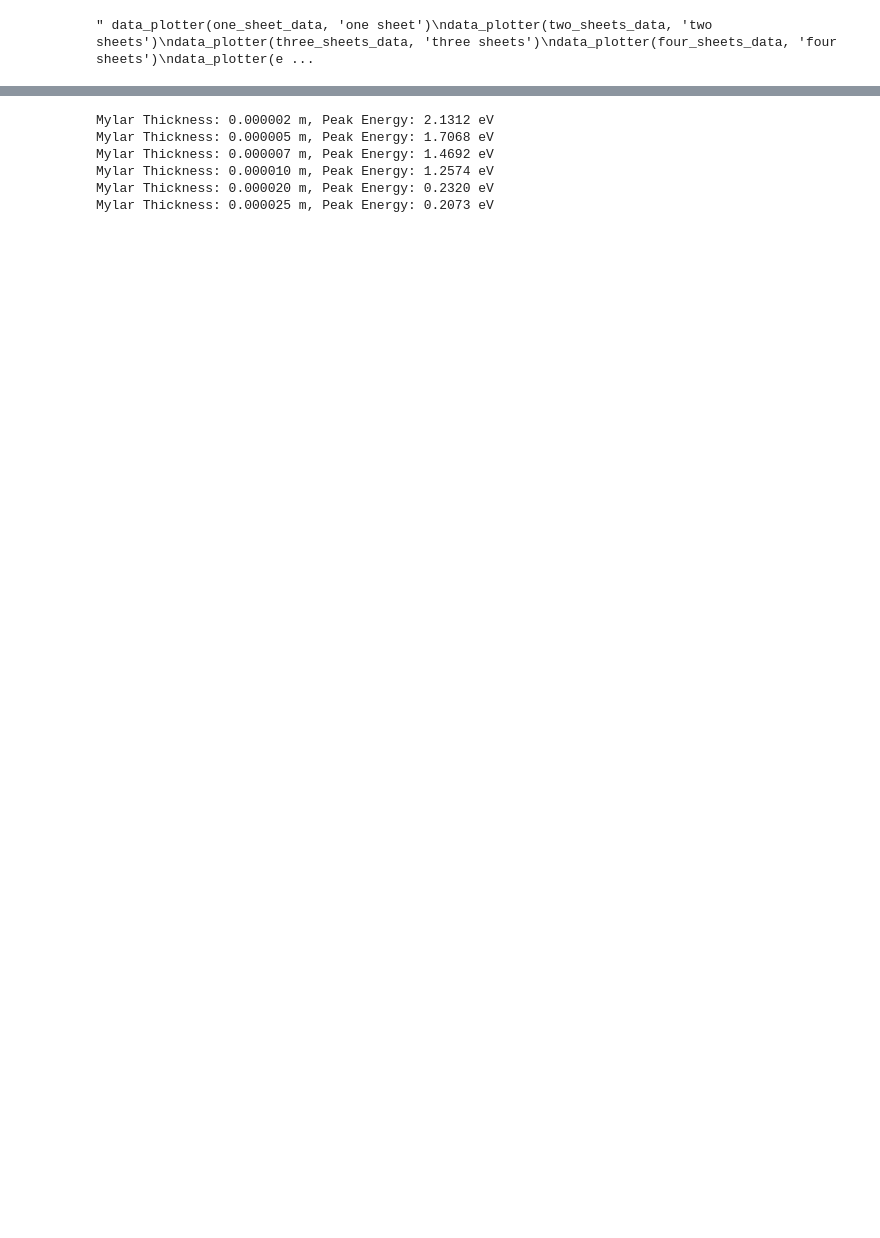
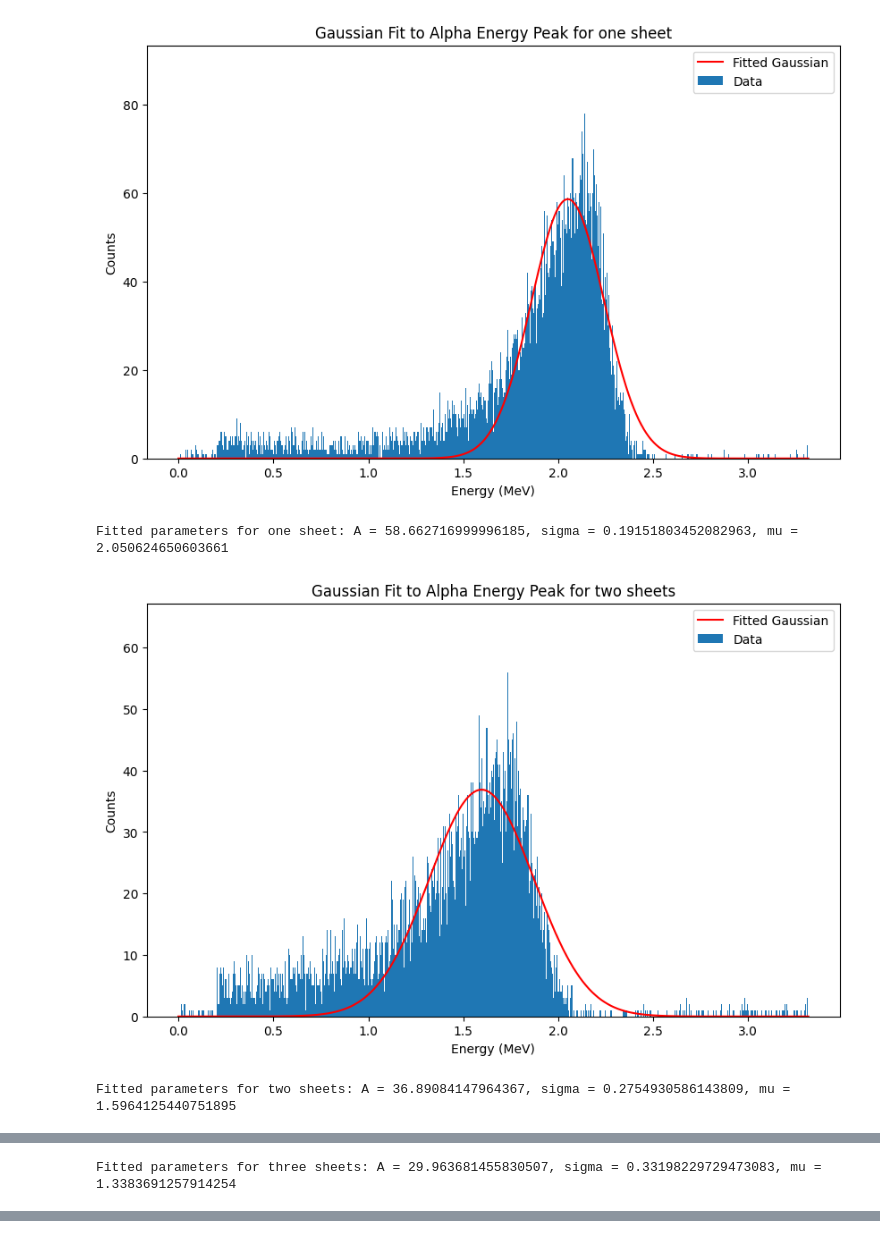
Before and after one commit to RileyFowler02/ENPH353, a Jupyter notebook: Alpha/analysis.ipynb, the cells around one changed output, grey strips where cells are left out. Drawn from its saved outputs; the diff is of its cells as text; code cells hidden in the pictures; blank space fills up the shorter version.

```diff
--- a/Alpha/analysis.ipynb
+++ b/Alpha/analysis.ipynb
@@ -54,34 +54,37 @@ def data_plotter(data, name):
     energies_ev = np.array([channel_to_ev(ch) for ch in channel_numbers])
 
     # Initial guesses for the parameters
     initial_guess = [50, 0.075, energies_ev[np.argmax(counts)]]
 
     # Fit the Gaussian function to the data with bounds
     popt, pcov = curve_fit(gaussian, energies_ev, counts, p0=initial_guess)
 
     # Generate a finer grid of energy values for plotting the fit
     energy_grid = np.linspace(min(energies_ev), max(energies_ev), 1000)
 
     # Plot the data and the fitted Gaussian
     plt.figure(figsize=(10, 6))
     plt.bar(energies_ev, counts, label='Data', width=(max(energies_ev) - min(energies_ev)) / len(energies_ev))
     plt.plot(energy_grid, gaussian(energy_grid, popt[0], popt[1], popt[2]), label='Fitted Gaussian', color='red')
-    plt.xlabel('Energy (eV)')
+    plt.xlabel('Energy (MeV)')
     plt.ylabel('Counts')
     plt.title(f'Gaussian Fit to Alpha Energy Peak for {name}')
     plt.legend()
     # plt.savefig(f'{name}.png')
     plt.show()
 
     # Print the fitted parameters
     print(f"Fitted parameters for {name}: A = {popt[0]}, sigma = {popt[1]}, mu = {popt[2]}")
 
 # Plot histograms and fit Gaussian for each dataset
-""" data_plotter(one_sheet_data, 'one sheet')
+data_plotter(one_sheet_data, 'one sheet')
 data_plotter(two_sheets_data, 'two sheets')
 data_plotter(three_sheets_data, 'three sheets')
 data_plotter(four_sheets_data, 'four sheets')
 data_plotter(eight_sheets_data, 'eight sheets')
-data_plotter(ten_plus_sheets_data, 'ten sheets') """
+data_plotter(ten_plus_sheets_data, 'ten sheets')
 # %% [output]
+[figure, added]
-" data_plotter(one_sheet_data, 'one sheet')\ndata_plotter(two_sheets_data, 'two sheets')\ndata_plotter(three_sheets_data, 'three sheets')\ndata_plotter(four_sheets_data, 'four sheets')\ndata_plotter(e ...
+Fitted parameters for one sheet: A = 58.662716999996185, sigma = 0.19151803452082963, mu = 2.050624650603661
+[figure, added]
+Fitted parameters for two sheets: A = 36.89084147964367, sigma = 0.2754930586143809, mu = 1.5964125440751895
@@ -87,0 +92 @@ data_plotter(ten_plus_sheets_data, 'ten sheets') """
+Fitted parameters for three sheets: A = 29.963681455830507, sigma = 0.33198229729473083, mu = 1.3383691257914254
@@ -88,44 +99 @@ data_plotter(ten_plus_sheets_data, 'ten sheets') """
-# %%
-import numpy as np
-
-# Function to extract peak energy
-def extract_peak_energy(data):
-    channel_numbers = data[:, 0]
-    counts = data[:, 1]
-
-    # Remove NaN and inf values
-    valid_indices = np.isfinite(counts)
-    channel_numbers = channel_numbers[valid_indices]
-    counts = counts[valid_indices]
-
-    # Convert channel numbers to energy in eV
-    energies_ev = np.array([channel_to_ev(ch) for ch in channel_numbers])
-
-    # Return the energy corresponding to the maximum count
-    return energies_ev[np.argmax(counts)]
-
-# Mylar thicknesses in micrometers
-thicknesses = np.array([2.5, 5.0, 7.5, 10.0, 20.0, 25.0])
-thicknesses = thicknesses * 10.0**-6  # Convert to meters
-
-# Extract peak energies for each dataset
-peak_energies = [
-    extract_peak_energy(one_sheet_data),
-    extract_peak_energy(two_sheets_data),
-    extract_peak_energy(three_sheets_data),
-    extract_peak_energy(four_sheets_data),
-    extract_peak_energy(eight_sheets_data),
-    extract_peak_energy(ten_plus_sheets_data)
-]
-
-# Print peak energies in a nicer format
-for thickness, energy in zip(thicknesses, peak_energies):
-    print(f"Mylar Thickness: {thickness:.6f} m, Peak Energy: {energy:.4f} eV")
-# %% [output]
-Mylar Thickness: 0.000002 m, Peak Energy: 2.1312 eV
-Mylar Thickness: 0.000005 m, Peak Energy: 1.7068 eV
-Mylar Thickness: 0.000007 m, Peak Energy: 1.4692 eV
-Mylar Thickness: 0.000010 m, Peak Energy: 1.2574 eV
-Mylar Thickness: 0.000020 m, Peak Energy: 0.2320 eV
-Mylar Thickness: 0.000025 m, Peak Energy: 0.2073 eV
 # %%
```
Also changed, not shown: parts of 2 cells of this notebook.
